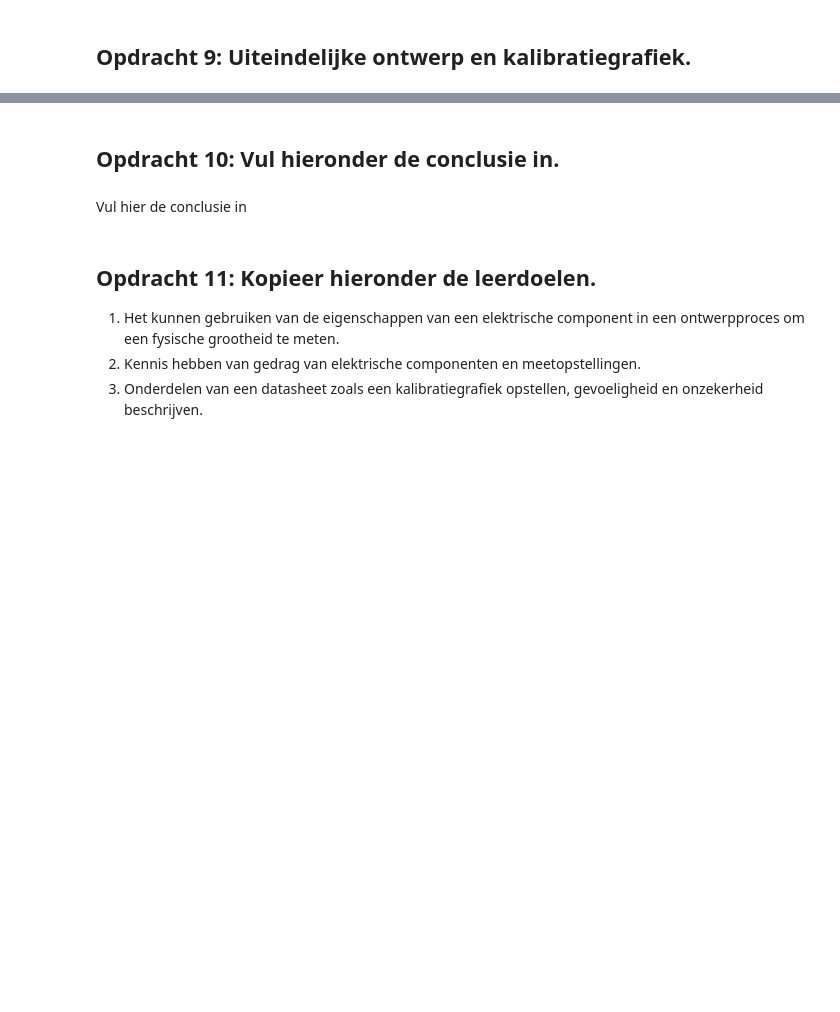
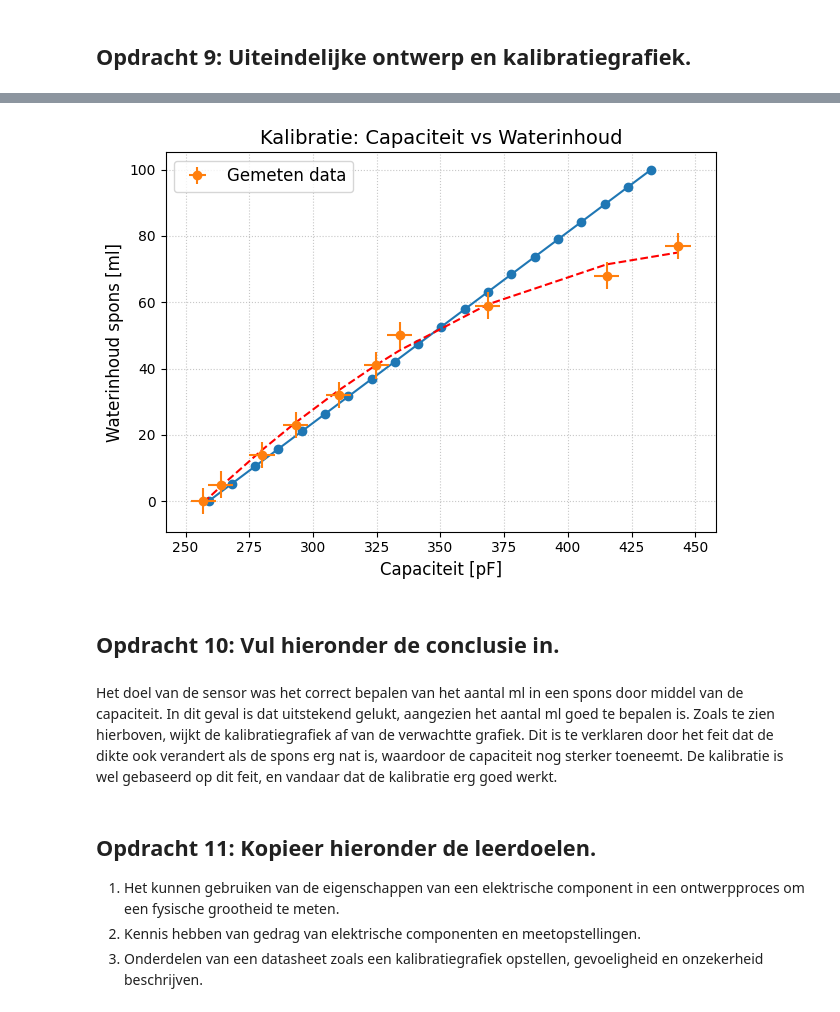
Before and after one commit to pieterbroerse/opdrachten-DEF-D, a Jupyter notebook: FysiekeOntwerpopdrachten/2OntwerpEenSensorCondensator/DEFOntwerpopdracht2OntwerpEenSensorInvulTemplate.ipynb, the cells around one changed output, grey strips where cells are left out. Cells and saved outputs as stored; diff of their text form; code cells hidden in the pictures; blank space fills up the shorter version.

```diff
--- a/FysiekeOntwerpopdrachten/2OntwerpEenSensorCondensator/DEFOntwerpopdracht2OntwerpEenSensorInvulTemplate.ipynb
+++ b/FysiekeOntwerpopdrachten/2OntwerpEenSensorCondensator/DEFOntwerpopdracht2OntwerpEenSensorInvulTemplate.ipynb
@@ -108,7 +177,25 @@ Onze sensor kan nog verbetered worden door de volgende verbeteringen (minimaal 2
+# %%
+plt.plot(c_pf2_shifted ,water_frac*100, marker='o')
+plt.xlabel("Waterinhoud spons [%]")
+plt.ylabel("Capaciteit [pF]")
+plt.title("Ontwerpgrafiek: Capaciteit vs Waterinhoud")
+plt.grid(True)
+
+plt.plot(capacitance, fit_curve, color='red', linestyle='--',)
+plt.xlabel("Capaciteit [pF]", fontsize=12)
+plt.ylabel("Waterinhoud spons [ml]", fontsize=12)
+plt.title("Kalibratie: Capaciteit vs Waterinhoud", fontsize=14)
+plt.errorbar(capacitance, volume_ml, xerr=capacitance_error, yerr=volume_error, fmt='o', label='Gemeten data')
+plt.grid(True, linestyle=':', alpha=0.7)
+plt.legend(fontsize=12)
+plt.tight_layout()
+plt.show()
+# %% [output]
+[figure, added]
 # %% [markdown]
 ## Opdracht 10: Vul hieronder de conclusie in.
-# %% [markdown]
-Vul hier de conclusie in
+# %% [markdown]
+Het doel van de sensor was het correct bepalen van het aantal ml in een spons door middel van de capaciteit. In dit geval is dat uitstekend gelukt, aangezien het aantal ml goed te bepalen is. Zoals te zien hierboven, wijkt de kalibratiegrafiek af van de verwachtte grafiek. Dit is te verklaren door het feit dat de dikte ook verandert als de spons erg nat is, waardoor de capaciteit nog sterker toeneemt. De kalibratie is wel gebaseerd op dit feit, en vandaar dat de kalibratie erg goed werkt.
 # %% [markdown]
 ## Opdracht 11: Kopieer hieronder de leerdoelen.
 1. Het kunnen gebruiken van de eigenschappen van een elektrische component in een ontwerpproces om een fysische grootheid te meten.
```
Also changed, not shown: parts of 25 cells of this notebook, 8 other files.
